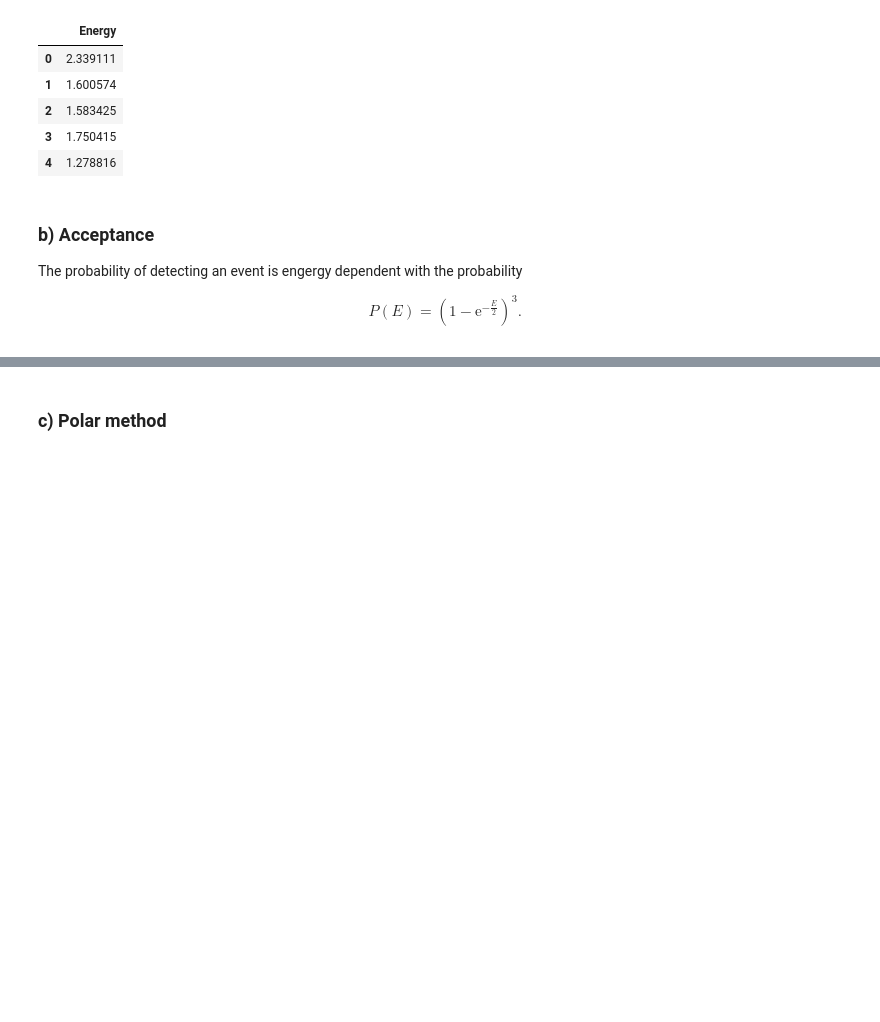
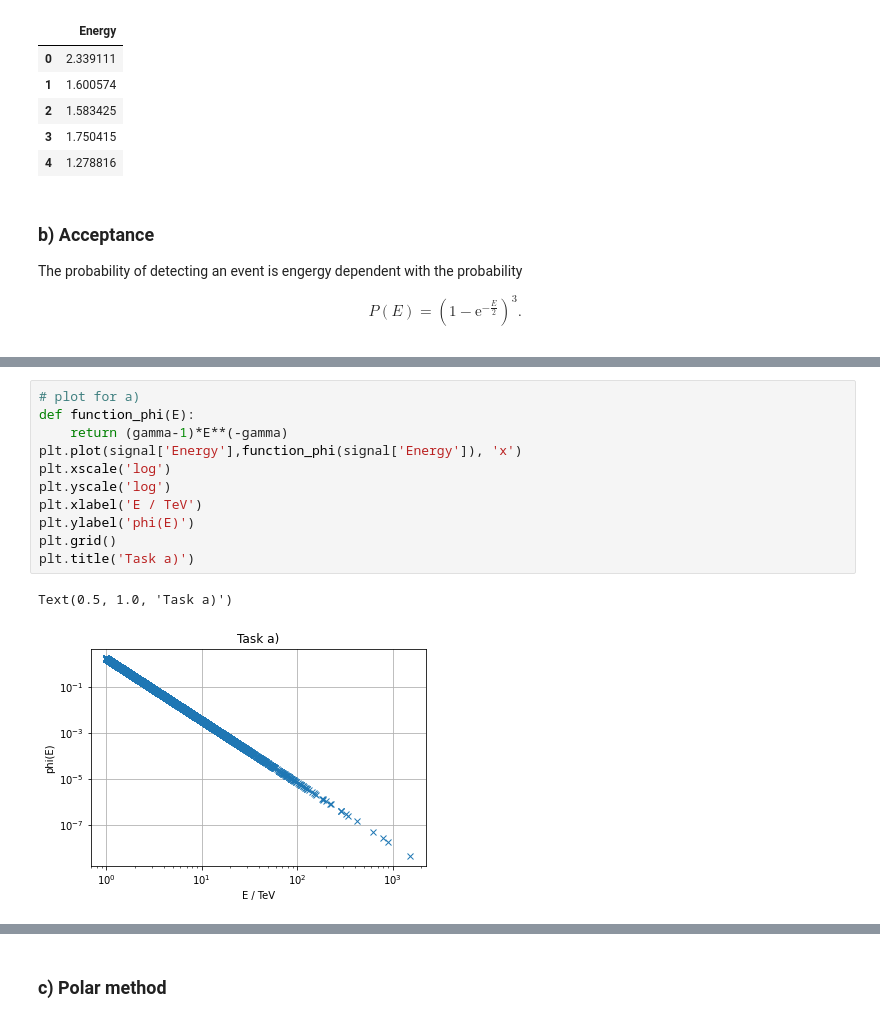
Before and after one commit to ttros/SMD, a Jupyter notebook: 5/exercise_11.ipynb, the cells around one changed output, grey strips where cells are left out. Drawn from its saved outputs; the diff is of its cells as text; blank space fills up the shorter version.

```diff
--- a/5/exercise_11.ipynb
+++ b/5/exercise_11.ipynb
@@ -111,0 +124,14 @@ Wie sollen wir von % zu True/False kommen?
+# %%
+# plot for a)
+def function_phi(E):
+    return (gamma-1)*E**(-gamma)
+plt.plot(signal['Energy'],function_phi(signal['Energy']), 'x')
+plt.xscale('log')
+plt.yscale('log')
+plt.xlabel('E / TeV')
+plt.ylabel('phi(E)')
+plt.grid()
+plt.title('Task a)')
+# %% [output]
+Text(0.5, 1.0, 'Task a)')
+[figure, added]
```
Also changed, not shown: parts of 15 cells of this notebook.
